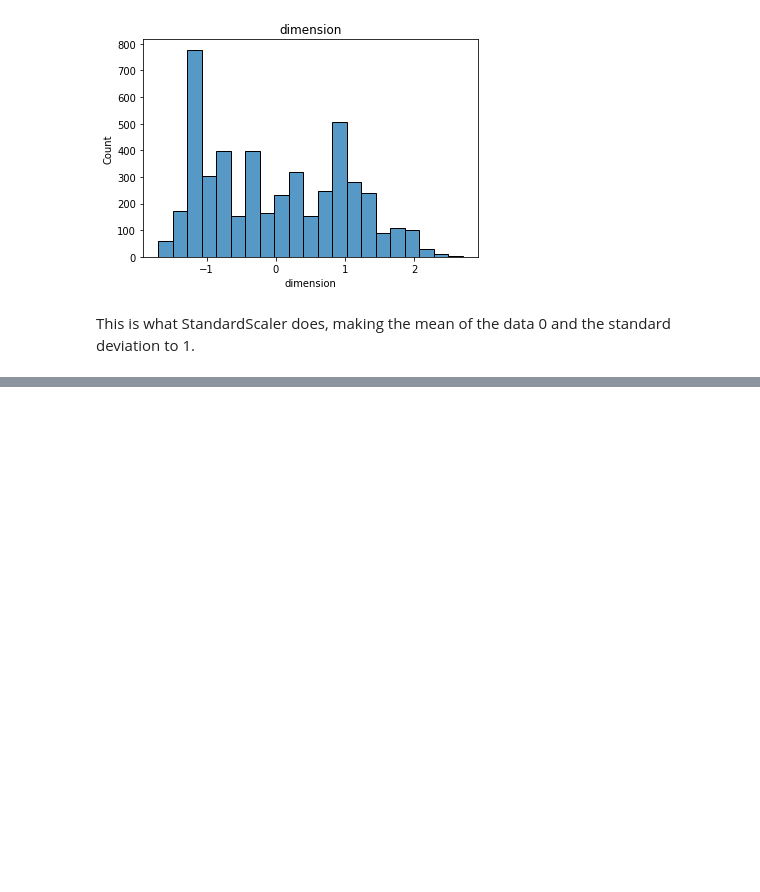
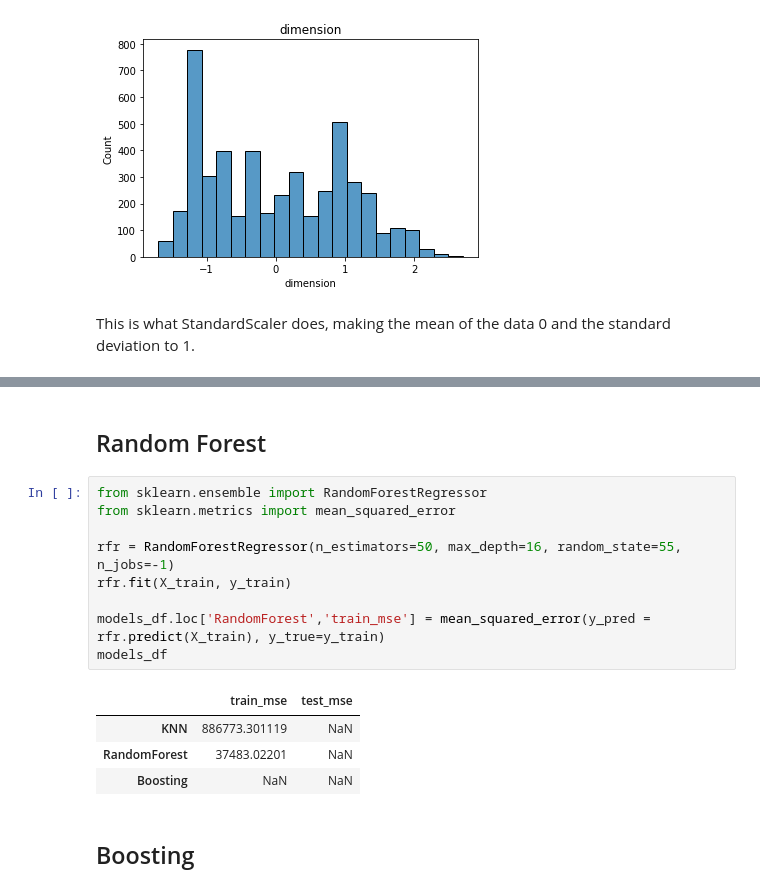
Before and after one commit to marcellinus-witarsah/predictive-analytics-diamonds-dataset, a Jupyter notebook: predictive_analytics_diamonds_dataset.ipynb, the cells around one changed output, grey strips where cells are left out. Cells and saved outputs as stored; diff of their text form; blank space fills up the shorter version.

```diff
--- a/predictive_analytics_diamonds_dataset.ipynb
+++ b/predictive_analytics_diamonds_dataset.ipynb
@@ -435,0 +462,18 @@ This is what StandardScaler does, making the mean of the data 0 and the standard
+# %% [markdown]
+## Random Forest
+# %%
+from sklearn.ensemble import RandomForestRegressor
+from sklearn.metrics import mean_squared_error
+
+rfr = RandomForestRegressor(n_estimators=50, max_depth=16, random_state=55, n_jobs=-1)
+rfr.fit(X_train, y_train)
+
+models_df.loc['RandomForest','train_mse'] = mean_squared_error(y_pred = rfr.predict(X_train), y_true=y_train)
+models_df
+# %% [output]
+|  | train_mse | test_mse |
+| KNN | 886773.301119 | NaN |
+| RandomForest | 37483.02201 | NaN |
+| Boosting | NaN | NaN |
+# %% [markdown]
+## Boosting
```
Also changed, not shown: parts of 4 cells of this notebook.
